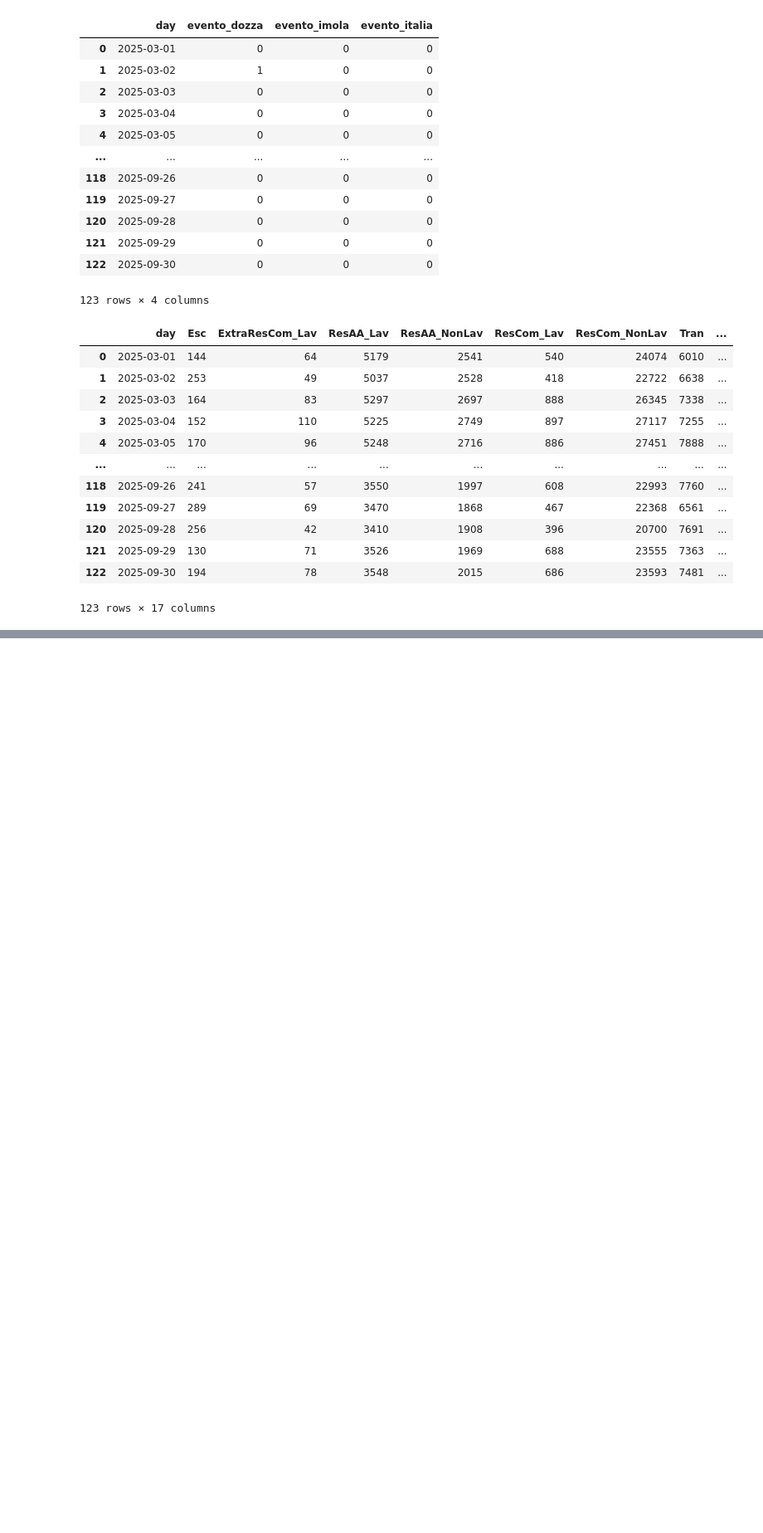
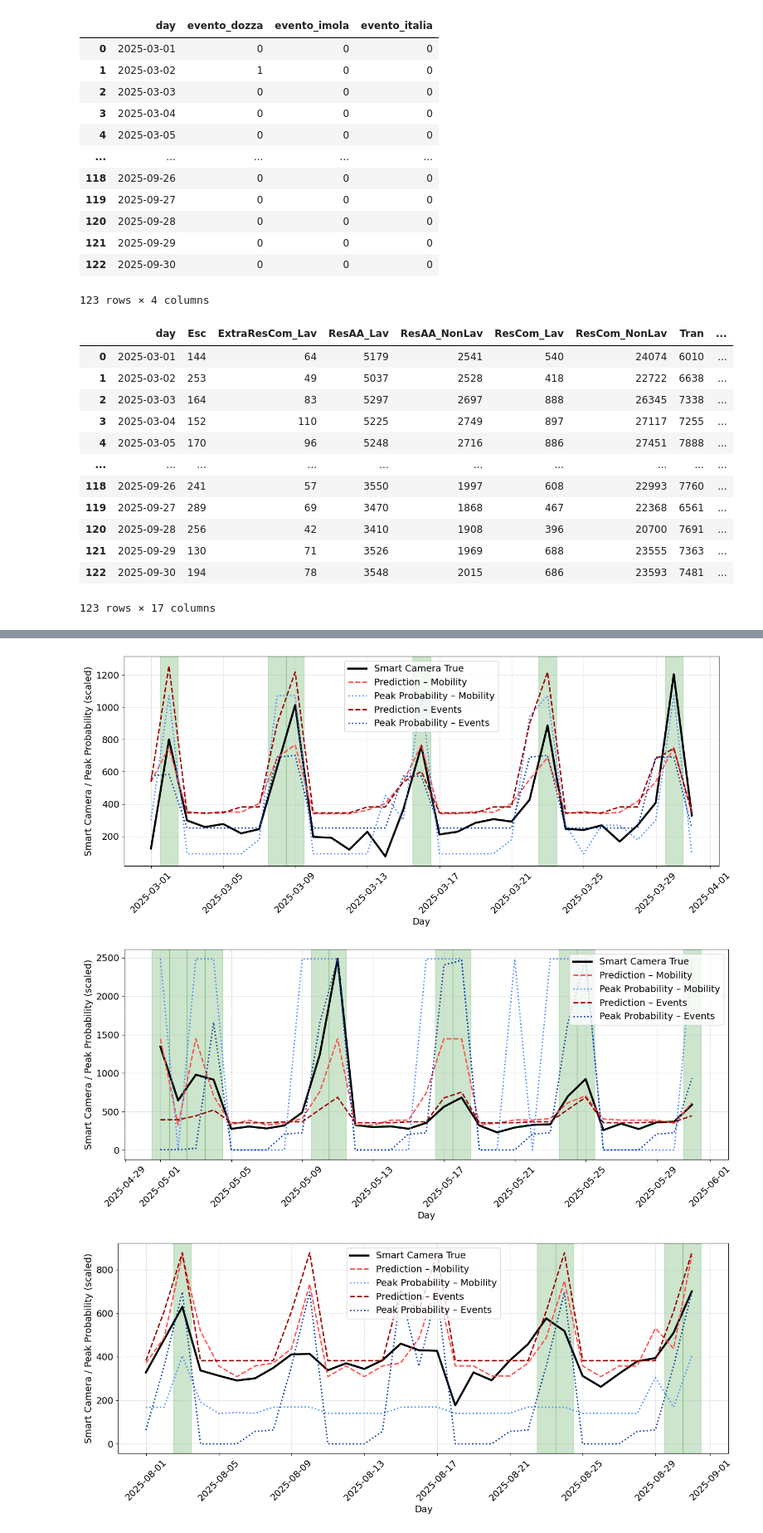
Before and after one commit to nbicocchi/S4C-Project, a Jupyter notebook: experiments/dataset2025/data_analysis/presence_analysis_2.ipynb, the cells around one changed output, grey strips where cells are left out. Shown at 83% size. Cells and saved outputs as stored; diff of their text form; code cells hidden in the pictures; blank space fills up the shorter version.

```diff
--- a/experiments/dataset2025/data_analysis/presence_analysis_2.ipynb
+++ b/experiments/dataset2025/data_analysis/presence_analysis_2.ipynb
@@ -496,0 +467,69 @@ for test_month in months:
+# %%
+# =========================================================
+# NOTEBOOK 3 — Fused Results Visualization (All Feature Sets) + Save PDF
+# =========================================================
+
+import matplotlib.pyplot as plt
+import numpy as np
+import pandas as pd
+
+# Feature sets to plot
+feature_sets = ["Mobility", "Events"]
+
+# Colors
+reg_colors = {"Mobility":"#ff4c4c", "Events":"#990000"}   # red shades for regression
+peak_colors = {"Mobility":"#4c88ff", "Events":"#003399"}  # blue shades for peaks
+
+months = sorted(regression_results.keys())
+
+for month in months:
+    plt.figure(figsize=(14,6))
+
+    # Extract actual dates and ground truth for this month
+    month_df = df_finale[df_finale['day'].dt.month == month].reset_index(drop=True)
+    days = month_df['day']
+    true_sc = month_df['Smart Camera'].values  # Ground truth from df_finale
+    plt.plot(days, true_sc, color='black', linewidth=3, label='Smart Camera True')
+
+    max_sc = max(true_sc)
+
+    for name in feature_sets:
+        # Regression prediction (dashed red)
+        reg_pred = regression_results[month][name]['pred']
+        plt.plot(days, reg_pred, linestyle='--', color=reg_colors[name],
+                 linewidth=2, label=f'Prediction – {name}')
+
+        # Peak probability (dotted blue), scaled to max Smart Camera
+        cls_prob = classification_results[month][name]['prob']
+        plt.plot(days, cls_prob*max_sc, linestyle=':', color=peak_colors[name],
+                 linewidth=2, label=f'Peak Probability – {name}')
+
+    # Highlight actual peak days (Smart Camera > 500)
+    peak_idx = np.where(month_df['Smart Camera'] > 500)[0]
+    for idx in peak_idx:
+        plt.axvspan(days[idx]-pd.Timedelta(hours=12),
+                    days[idx]+pd.Timedelta(hours=12),
+                    color='green', alpha=0.2, label='_nolegend_')  # avoid duplicate legend entries
+
+    # -----------------------------
+    # Styling
+    # -----------------------------
+    plt.xlabel("Day", fontsize=14)
+    plt.ylabel("Smart Camera / Peak Probability (scaled)", fontsize=14)
+    plt.xticks(rotation=45, fontsize=14)
+    plt.yticks(fontsize=14)
+    plt.grid(True, linestyle='--', alpha=0.5)
+    plt.legend(fontsize=14)
+    plt.tight_layout()
+
+    # -----------------------------
+    # Save figure as PDF
+    # -----------------------------
+    plt.savefig(f"smart_camera_month_{month}.pdf", format='pdf')
+
+    # Show figure
+    plt.show()
+# %% [output]
+[figure, added]
+[figure, added]
+[figure, added]
```
Also changed, not shown: parts of 7 cells of this notebook, 7 other files.
